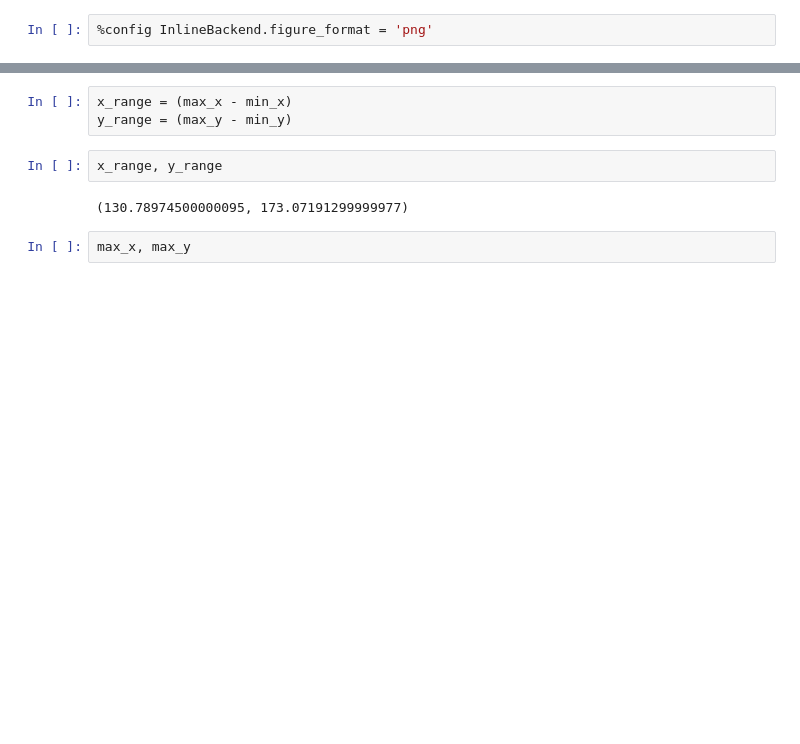
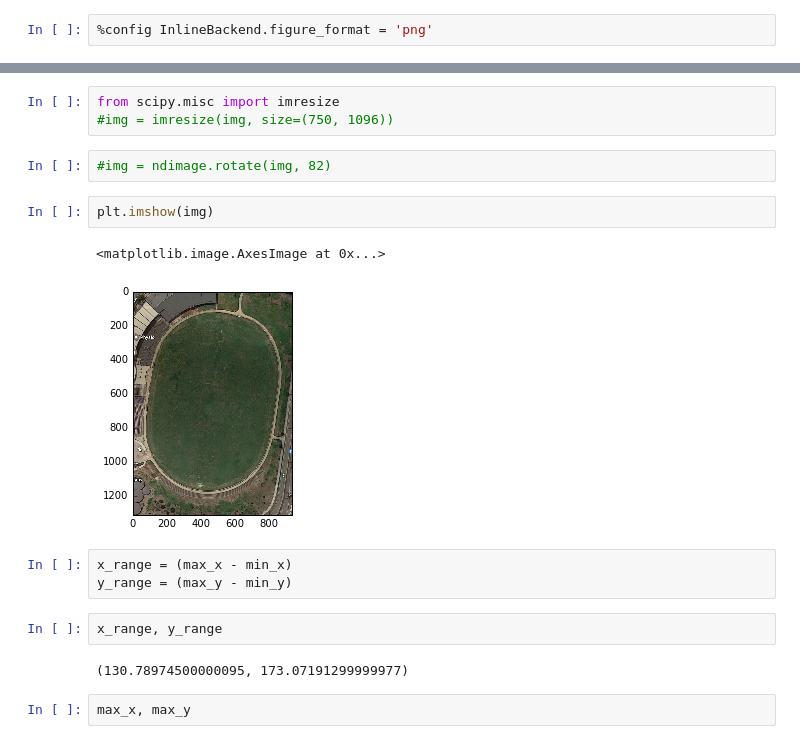
Before and after one commit to ballarat-hackerspace/westisbest, a Jupyter notebook: analysis/Player Positions.ipynb, the cells around one changed output, grey strips where cells are left out. Saved outputs shown, nothing was run; the diff lists cells and outputs as text; blank space fills up the shorter version.

```diff
--- a/analysis/Player Positions.ipynb
+++ b/analysis/Player Positions.ipynb
@@ -200,3 +214,13 @@ img = plt.imread("../web/assets/field_background.png")
+# %%
+from scipy.misc import imresize
+#img = imresize(img, size=(750, 1096))
+# %%
+#img = ndimage.rotate(img, 82)
+# %%
+plt.imshow(img)
+# %% [output]
+<matplotlib.image.AxesImage at 0x...>
+[figure, added]
 # %%
 x_range = (max_x - min_x)
 y_range = (max_y - min_y)
```
Also changed, not shown: parts of 11 cells of this notebook, 1 other file.
